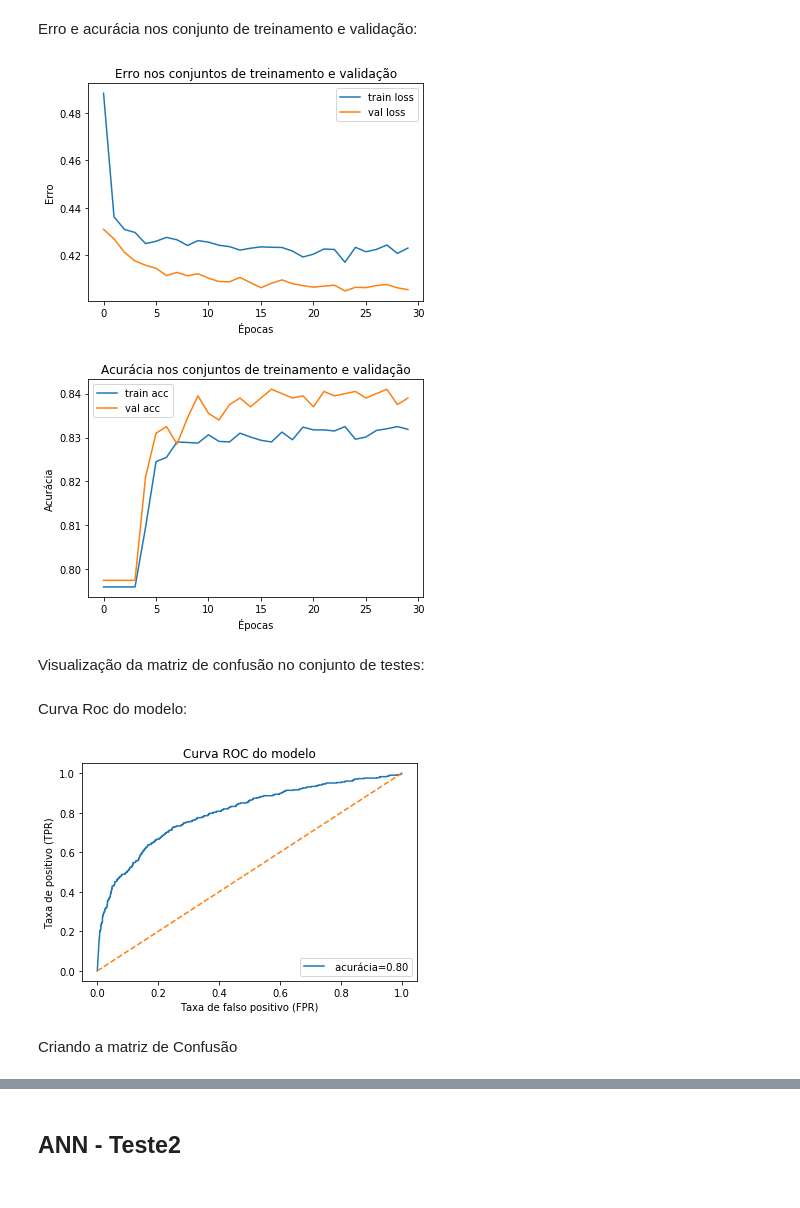
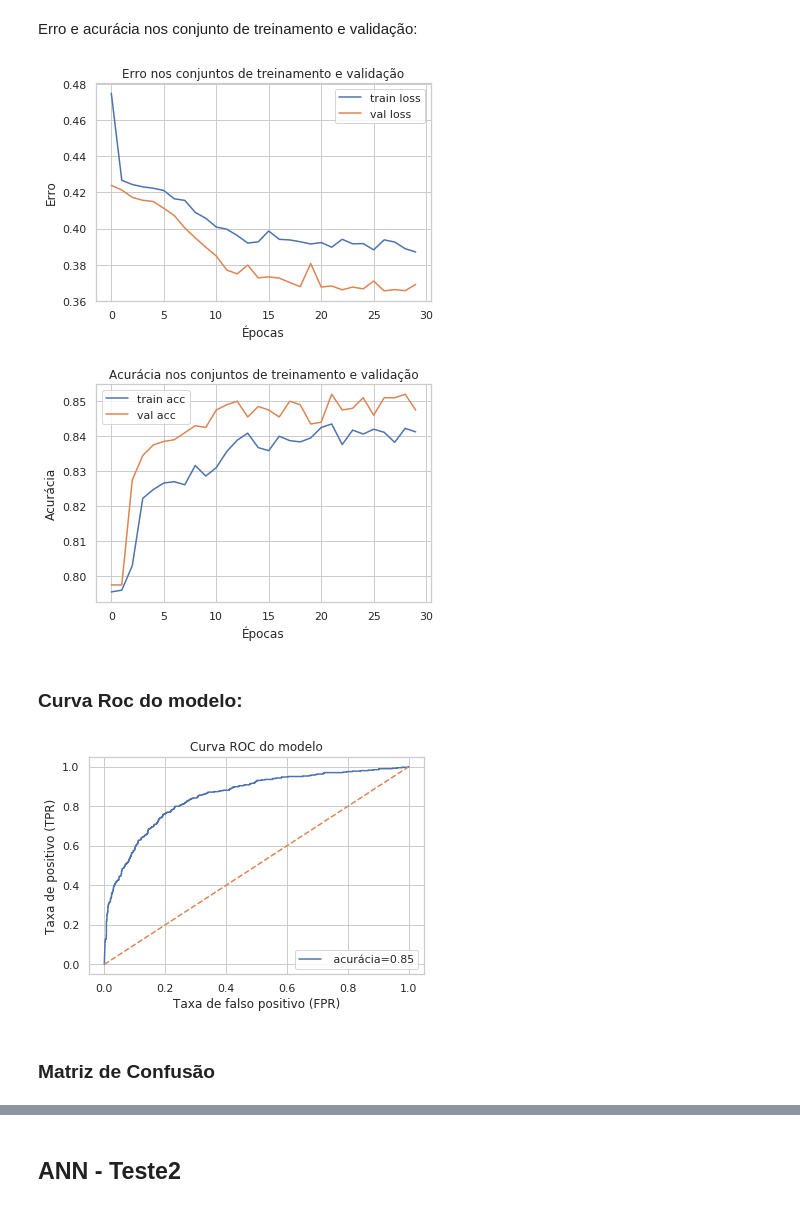
Before and after one commit to cunhamaicon/churn_modelling_deepaz, a Jupyter notebook: churn_modelling.ipynb, the cells around one changed output, grey strips where cells are left out. Cells and saved outputs as stored; diff of their text form; code cells hidden in the pictures.

```diff
--- a/churn_modelling.ipynb
+++ b/churn_modelling.ipynb
@@ -237,0 +420,5 @@ Para lidar com dados muito diferentes como "CreditScore" e "Balance" é preciso
+# %%
+sns.set(style="whitegrid")
+ax = sns.barplot(data = df,y="Variáveis", x="Odds Ratio",palette="Reds_d")
+plt.axvline(1)
+plt.show()
@@ -237,0 +439,4 @@ Para lidar com dados muito diferentes como "CreditScore" e "Balance" é preciso
+# %%
+X = dataset.iloc[:,:-1].values
+y = dataset.iloc[:,-1].values
+X_train,X_test,y_train,y_test = train_test_split(X,y, test_size = 0.2 ,random_state = 0)
@@ -246,9 +451,9 @@ Criando uma rede neural composta por duas camadas intermediárias com seis neur
 # %%
 classifier1 = Sequential()
 
-classifier1.add(Dense(units = 6, kernel_initializer = 'uniform', activation = 'relu', input_dim = 11))
+classifier1.add(Dense(units = 10, kernel_initializer = 'uniform', activation = 'relu', input_dim = 11))
 classifier1.add(Dropout(0.1))
-classifier1.add(Dense(units = 6, kernel_initializer = 'uniform', activation = 'relu'))
+classifier1.add(Dense(units = 10, kernel_initializer = 'uniform', activation = 'relu'))
 classifier1.add(Dropout(0.1))
 classifier1.add(Dense(units = 1, kernel_initializer = 'uniform', activation = 'sigmoid'))
 classifier1.compile(Adam(lr=0.001), loss = 'binary_crossentropy', metrics = ['accuracy'])
@@ -277,7 +482,7 @@ _________________________________________________________________
 # %% [markdown]
 Treinando o modelo:
 # %%
-history = classifier1.fit(X_train, y_train, batch_size = 10, epochs = 30,validation_data=(X_test,y_test))
+history1 = classifier1.fit(X_train, y_train, batch_size = 10, epochs = 30,validation_data=(X_test,y_test))
 # %% [output]
 WARNING:tensorflow:From /usr/local/lib/python3.6/dist-packages/tensorflow/python/ops/math_ops.py:3066: to_int32 (from tensorflow.python.ops.math_ops) is deprecated and will be removed in a future vers ...
 Instructions for updating:
@@ -301,31 +506,29 @@ Epoch 30/30
 # %% [markdown]
 Erro e acurácia nos conjunto de treinamento e validação:
 # %%
-plt.plot(history.history['loss'], label='train loss')
-plt.plot(history.history['val_loss'], label='val loss')
+plt.plot(history1.history['loss'], label='train loss')
+plt.plot(history1.history['val_loss'], label='val loss')
 plt.legend()
 plt.title("Erro nos conjuntos de treinamento e validação")
 plt.xlabel("Épocas")
 plt.ylabel("Erro")
 plt.show()
 # %% [output]
-[figure, old version]
+[figure, new version]
 # %%
-plt.plot(history.history['acc'], label='train acc')
-plt.plot(history.history['val_acc'], label='val acc')
+plt.plot(history1.history['acc'], label='train acc')
+plt.plot(history1.history['val_acc'], label='val acc')
 plt.legend()
 plt.title("Acurácia nos conjuntos de treinamento e validação")
 plt.xlabel("Épocas")
 plt.ylabel("Acurácia")
 plt.show()
 # %% [output]
-[figure, old version]
+[figure, new version]
-# %% [markdown]
-Visualização da matriz de confusão no conjunto de testes:
+# %% [markdown]
+### Curva Roc do modelo:
 # %%
 y_pred = classifier1.predict(X_test)
-# %% [markdown]
-Curva Roc do modelo:
 # %%
 fpr, tpr, _ = metrics.roc_curve(y_test,  y_pred)
 auc = metrics.roc_auc_score(y_test, y_pred)
@@ -337,9 +540,9 @@ plt.ylabel("Taxa de positivo (TPR)")
 plt.title("Curva ROC do modelo")
 plt.show()
 # %% [output]
-[figure, old version]
+[figure, new version]
-# %% [markdown]
-Criando a matriz de Confusão
+# %% [markdown]
+### Matriz de Confusão
 # %%
 y_pred = (y_pred > 0.5)
 # %%
```
Also changed, not shown: parts of 77 cells of this notebook.
